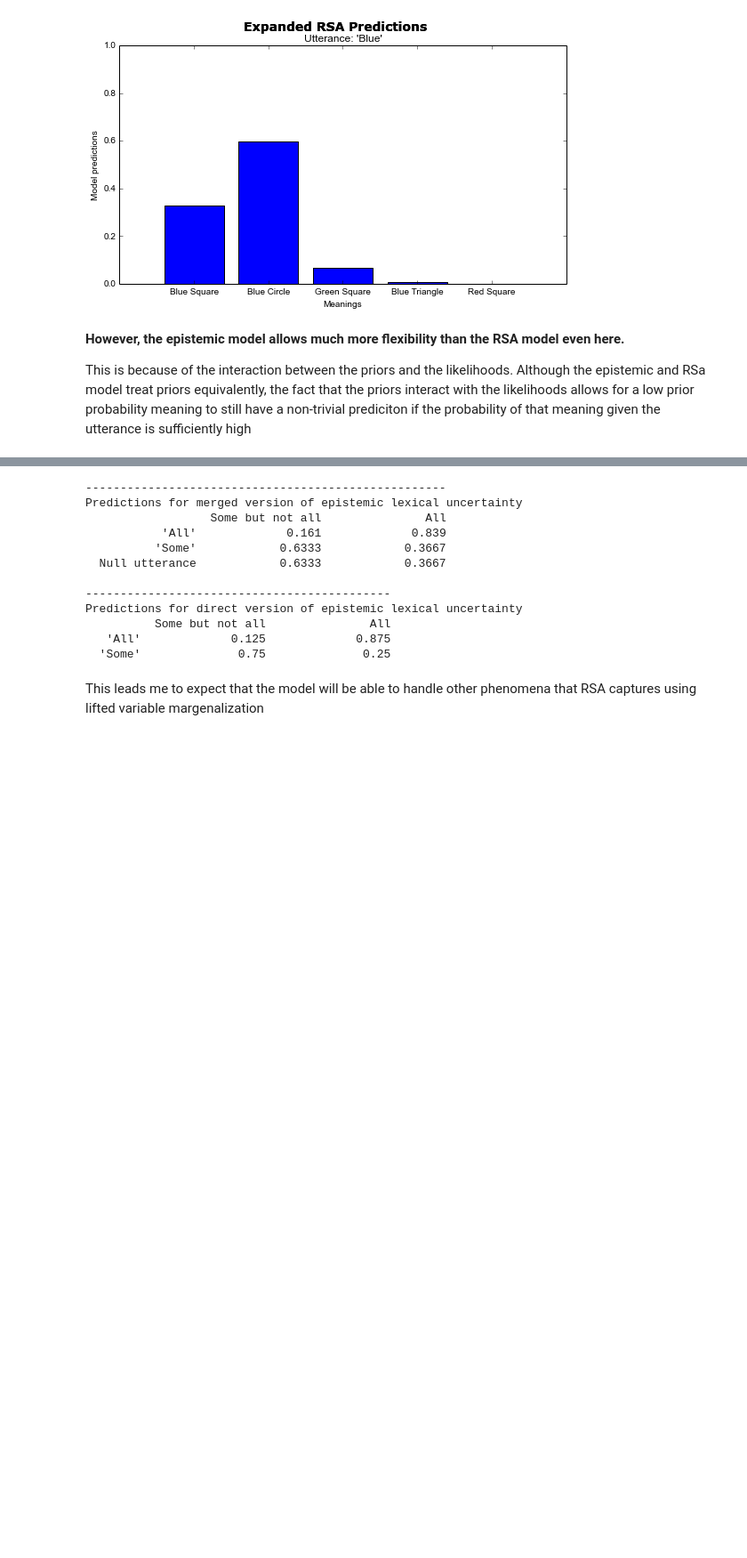
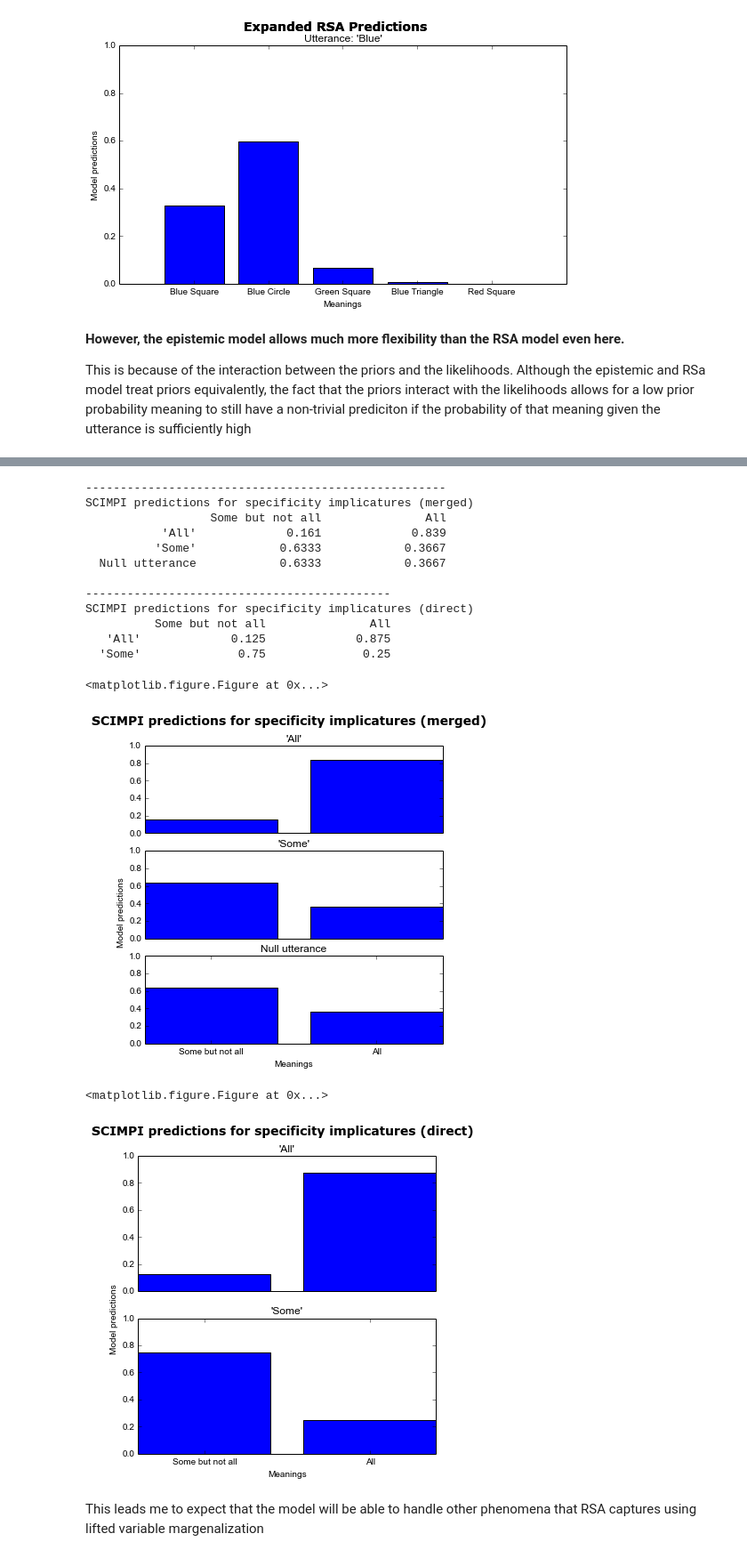
Before and after one commit to Epist/EpistemicPragmatics, a Jupyter notebook: Examples for paper.ipynb, the cells around one changed output, grey strips where cells are left out. Shown at 89% size. Cells and saved outputs as stored; diff of their text form; code cells hidden in the pictures; blank space fills up the shorter version.

```diff
--- a/Examples for paper.ipynb
+++ b/Examples for paper.ipynb
@@ -351,38 +351,43 @@ from pragmaticModels import PragmaticModel
 from utilities import mergeLexicaIntoMappings
 
 l1=[[0,1],[1,1],[1,1]]
 l2=[[0,1],[1,0],[1,1]]
 l3=[[0,1],[0,1],[1,1]]
 lexica=[l1,l2,l3]
 mergedMaps = mergeLexicaIntoMappings(lexica, 0.1)
 reasonableMaps=np.array([[0.1,0.9],[0.7,0.3]])
 
 means=["Some but not all", "All"]
 uttsMerged=["\'All\'", "\'Some\'", "Null utterance"]
 uttsDirect=["\'All\'", "\'Some\'"]
 
 epistTestMerged = PragmaticModel(modelType="BeliefDecay", mappings=mergedMaps, beliefStrength=1, meanings=means, utterances=uttsMerged)
 epistTestDirect = PragmaticModel(modelType="BeliefDecay", mappings=reasonableMaps, beliefStrength=1, meanings=means, utterances=uttsDirect)
 
 mergedPreds=epistTestMerged.iterate(2)
 directPreds=epistTestDirect.iterate(2)
-epistTestMerged.display_listener_matrix(mergedPreds, title="Predictions for merged version of epistemic lexical uncertainty")
-epistTestDirect.display_listener_matrix(directPreds, title="Predictions for direct version of epistemic lexical uncertainty")
+epistTestMerged.display_listener_matrix(mergedPreds, title="SCIMPI predictions for specificity implicatures (merged)")
+epistTestDirect.display_listener_matrix(directPreds, title="SCIMPI predictions for specificity implicatures (direct)")
 
-#Figure out how to plot this as a grid of bars reflecting the entries in the matrix...
+gridPlotPredictions(epistTestMerged, mergedPreds, "SCIMPI predictions for specificity implicatures (merged)")
+gridPlotPredictions(epistTestDirect, directPreds, "SCIMPI predictions for specificity implicatures (direct)")
 # %% [output]
 ----------------------------------------------------
-Predictions for merged version of epistemic lexical uncertainty
+SCIMPI predictions for specificity implicatures (merged)
                   Some but not all               All
            'All'             0.161             0.839
           'Some'            0.6333            0.3667
   Null utterance            0.6333            0.3667
 
 --------------------------------------------
-Predictions for direct version of epistemic lexical uncertainty
+SCIMPI predictions for specificity implicatures (direct)
           Some but not all               All
    'All'             0.125             0.875
   'Some'              0.75              0.25
+<matplotlib.figure.Figure at 0x...>
+[figure, added]
+<matplotlib.figure.Figure at 0x...>
+[figure, added]
 # %% [markdown]
 This leads me to expect that the model will be able to handle other phenomena that RSA captures using lifted variable margenalization
 # %% [markdown]
```
Also changed, not shown: parts of 6 cells of this notebook.
